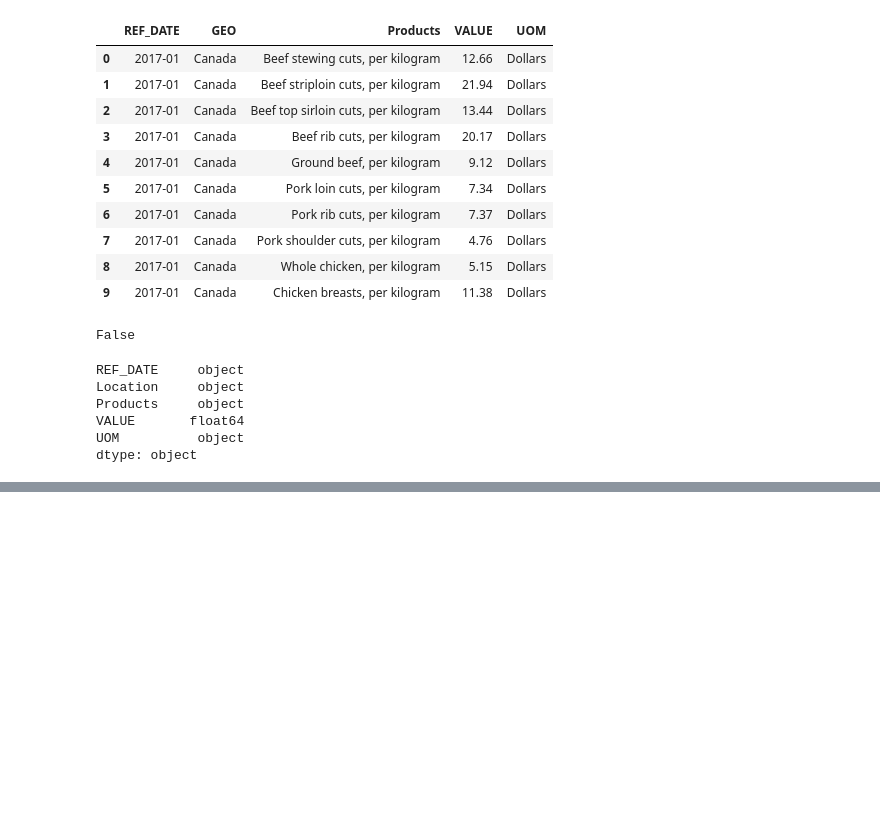
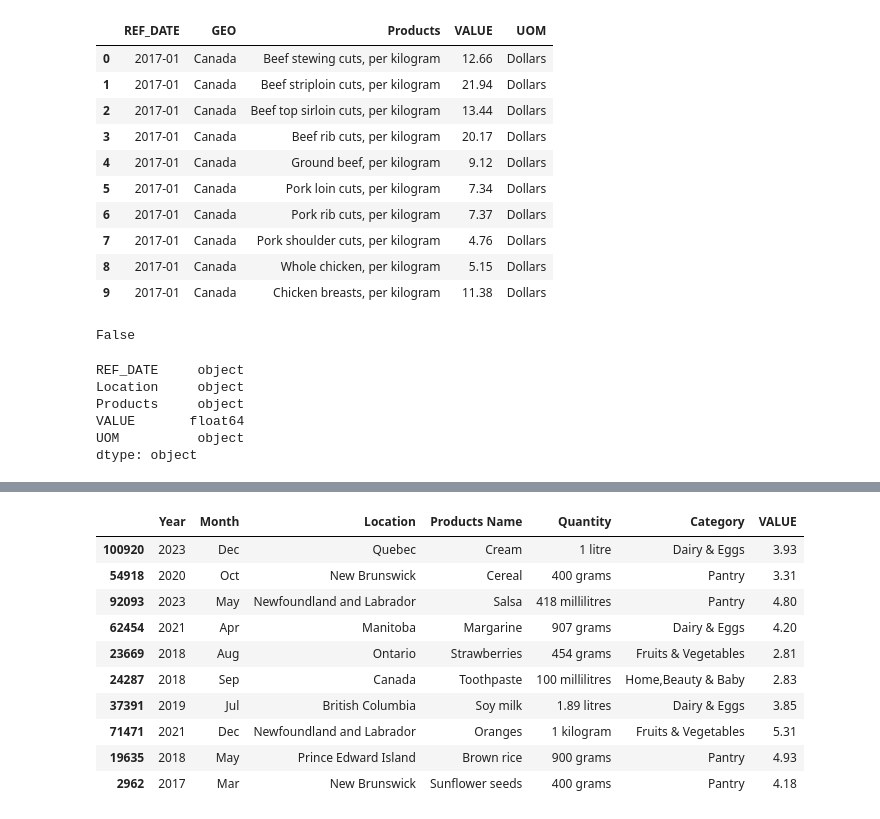
Before and after one commit to RimpleDabas/Inflation-Analysis, a Jupyter notebook: ET.ipynb, the cells around one changed output, grey strips where cells are left out. Drawn from its saved outputs; the diff is of its cells as text; code cells hidden in the pictures; blank space fills up the shorter version.

```diff
--- a/ET.ipynb
+++ b/ET.ipynb
@@ -120,0 +217,16 @@ df_check
+# %%
+df = df[['Year', 'Month','Location','Products Name','Quantity','Category','VALUE']]
+# %%
+df.sample(10)
+# %% [output]
+|  | Year | Month | Location | Products Name | Quantity | Category | VALUE |
+| 100920 | 2023 | Dec | Quebec | Cream | 1 litre | Dairy & Eggs | 3.93 |
+| 54918 | 2020 | Oct | New Brunswick | Cereal | 400 grams | Pantry | 3.31 |
+| 92093 | 2023 | May | Newfoundland and Labrador | Salsa | 418 millilitres | Pantry | 4.80 |
+| 62454 | 2021 | Apr | Manitoba | Margarine | 907 grams | Dairy & Eggs | 4.20 |
+| 23669 | 2018 | Aug | Ontario | Strawberries | 454 grams | Fruits & Vegetables | 2.81 |
+| 24287 | 2018 | Sep | Canada | Toothpaste | 100 millilitres | Home,Beauty & Baby | 2.83 |
+| 37391 | 2019 | Jul | British Columbia | Soy milk | 1.89 litres | Dairy & Eggs | 3.85 |
+| 71471 | 2021 | Dec | Newfoundland and Labrador | Oranges | 1 kilogram | Fruits & Vegetables | 5.31 |
+| 19635 | 2018 | May | Prince Edward Island | Brown rice | 900 grams | Pantry | 4.93 |
+| 2962 | 2017 | Mar | New Brunswick | Sunflower seeds | 400 grams | Pantry | 4.18 |
```
Also changed, not shown: parts of 11 cells of this notebook.
